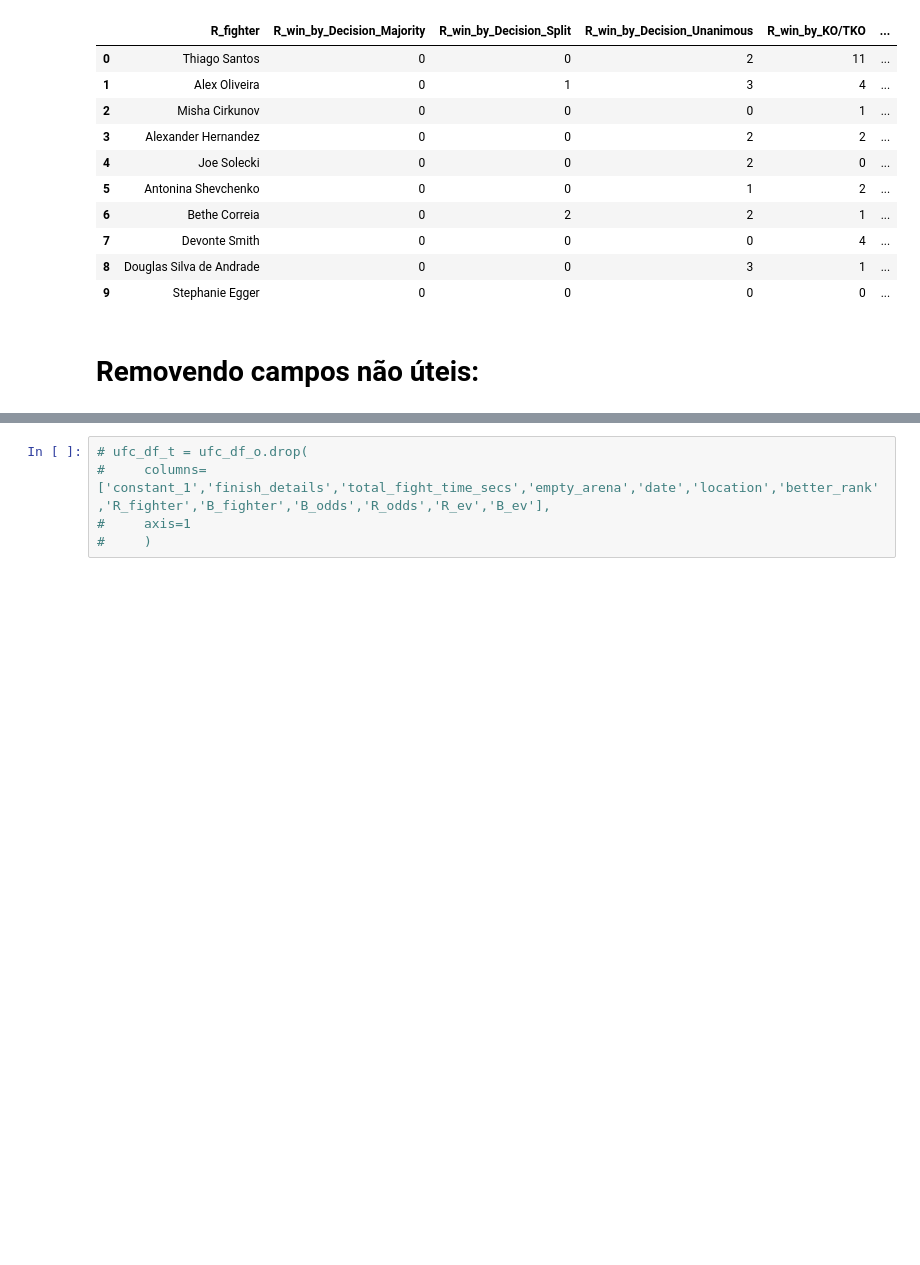
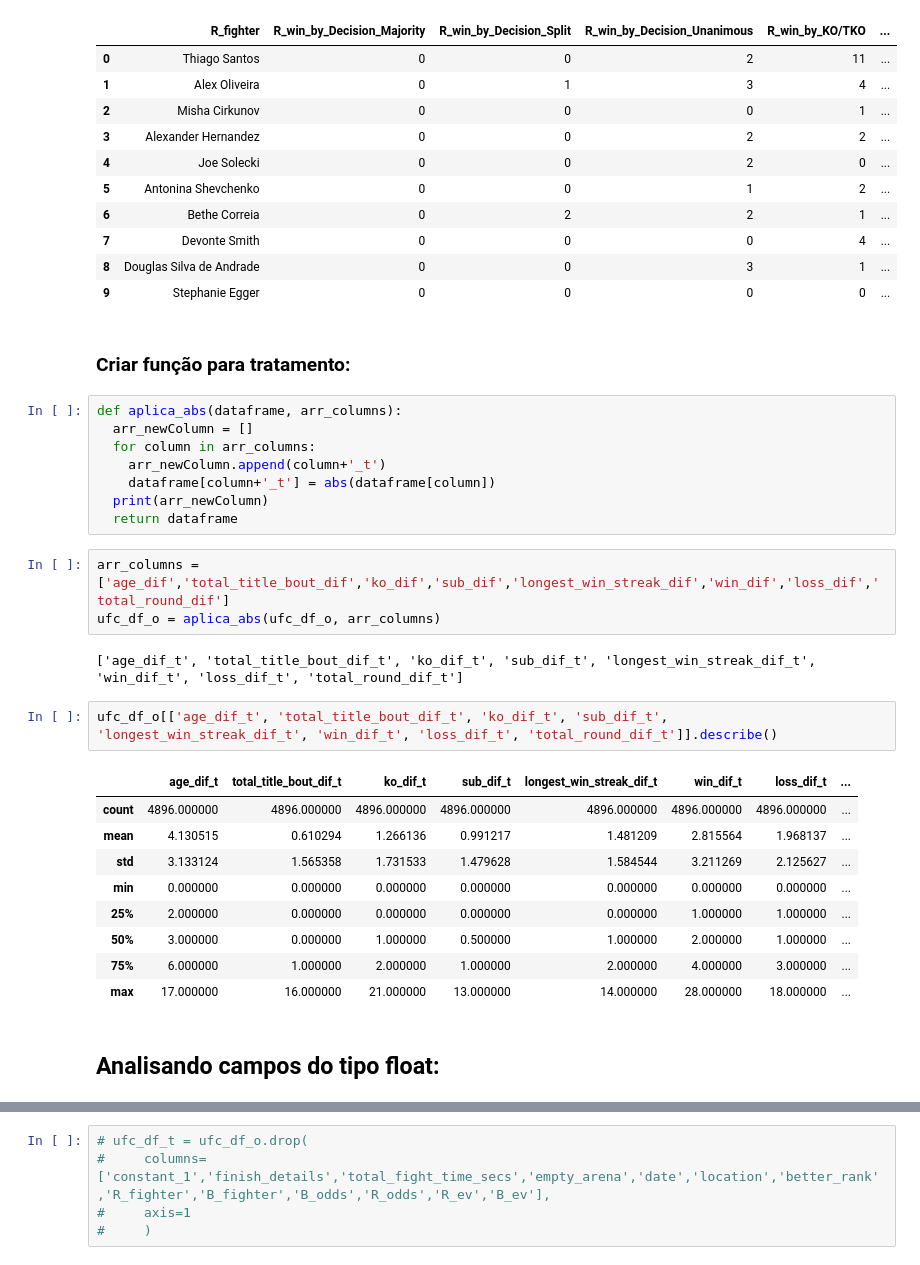
Before and after one commit to OseiasBeu/fight_project, a Jupyter notebook: ufc_project.ipynb, the cells around one changed output, grey strips where cells are left out. Cells and saved outputs as stored; diff of their text form; blank space fills up the shorter version.

Commit message:
Finalizar tratamentos por tipos de dado

```diff
--- a/ufc_project.ipynb
+++ b/ufc_project.ipynb
@@ -399,5 +438,32 @@ ufc_df_o[['R_fighter','R_win_by_Decision_Majority',
 | 7 | Devonte Smith | 0 | 0 | 0 | 4 | ... |
 | 8 | Douglas Silva de Andrade | 0 | 0 | 3 | 1 | ... |
 | 9 | Stephanie Egger | 0 | 0 | 0 | 0 | ... |
-# %% [markdown]
-# Removendo campos não úteis:
+# %% [markdown]
+### Criar função para tratamento:
+# %%
+def aplica_abs(dataframe, arr_columns):
+  arr_newColumn = []
+  for column in arr_columns:
+    arr_newColumn.append(column+'_t')
+    dataframe[column+'_t'] = abs(dataframe[column])
+  print(arr_newColumn)
+  return dataframe
+# %%
+arr_columns = ['age_dif','total_title_bout_dif','ko_dif','sub_dif','longest_win_streak_dif','win_dif','loss_dif','total_round_dif']
+ufc_df_o = aplica_abs(ufc_df_o, arr_columns)
+# %% [output]
+['age_dif_t', 'total_title_bout_dif_t', 'ko_dif_t', 'sub_dif_t', 'longest_win_streak_dif_t', 'win_dif_t', 'loss_dif_t', 'total_round_dif_t']
+# %%
+ufc_df_o[['age_dif_t', 'total_title_bout_dif_t', 'ko_dif_t', 'sub_dif_t', 'longest_win_streak_dif_t', 'win_dif_t', 'loss_dif_t', 'total_round_dif_t']].describe()
+# %% [output]
+|  | age_dif_t | total_title_bout_dif_t | ko_dif_t | sub_dif_t | longest_win_streak_dif_t | win_dif_t | loss_dif_t | ... |
+| count | 4896.000000 | 4896.000000 | 4896.000000 | 4896.000000 | 4896.000000 | 4896.000000 | 4896.000000 | ... |
+| mean | 4.130515 | 0.610294 | 1.266136 | 0.991217 | 1.481209 | 2.815564 | 1.968137 | ... |
+| std | 3.133124 | 1.565358 | 1.731533 | 1.479628 | 1.584544 | 3.211269 | 2.125627 | ... |
+| min | 0.000000 | 0.000000 | 0.000000 | 0.000000 | 0.000000 | 0.000000 | 0.000000 | ... |
+| 25% | 2.000000 | 0.000000 | 0.000000 | 0.000000 | 0.000000 | 1.000000 | 1.000000 | ... |
+| 50% | 3.000000 | 0.000000 | 1.000000 | 0.500000 | 1.000000 | 2.000000 | 1.000000 | ... |
+| 75% | 6.000000 | 1.000000 | 2.000000 | 1.000000 | 2.000000 | 4.000000 | 3.000000 | ... |
+| max | 17.000000 | 16.000000 | 21.000000 | 13.000000 | 14.000000 | 28.000000 | 18.000000 | ... |
+# %% [markdown]
+## Analisando campos do tipo float:
```
Also changed, not shown: parts of 19 cells of this notebook.
